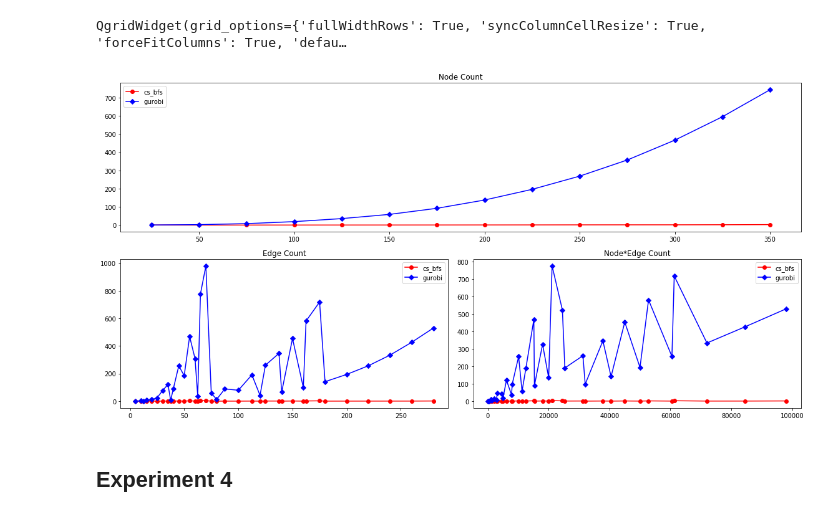
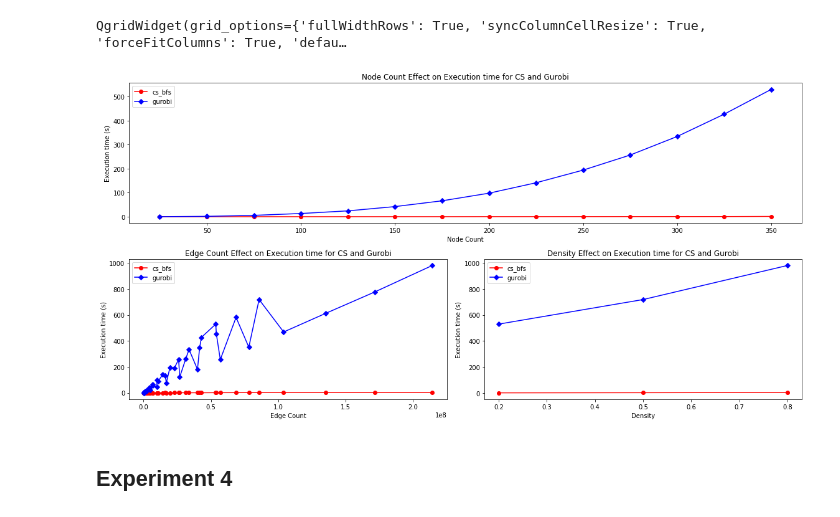
Before and after one commit to rizaozcelik/capacity-scaling, a Jupyter notebook: TermProject.ipynb, the cells around one changed output. Cells and saved outputs as stored; diff of their text form; code cells hidden in the pictures.

```diff
--- a/TermProject.ipynb
+++ b/TermProject.ipynb
@@ -147,10 +179,14 @@ This experiment is to compare of the effect of path finding algorithm in capacti
 experiment_results2 = pd.read_csv(experiment_results_path + 'experiment2_bfs_vs_dfs.csv', sep='|')
 experiment_results2 = experiment_results2.replace({'ERROR':np.nan, 'None':np.nan})
 experiment_results2['execution_time'] = experiment_results2['execution_time'].astype(float)
-experiment_results2['edge_count'] = experiment_results2.node_count / experiment_results2.density
-experiment_results2['node*edge_count'] = experiment_results2.node_count * experiment_results2.edge_count
+experiment_results2['density'] = 1 - experiment_results2['sparsity']
+experiment_results2['edge_count'] = experiment_results2['node_count']**2 / experiment_results2['sparsity']
 algo_names = experiment_results2.name.unique()
 show_grid(experiment_results2)
 # %% [output]
 QgridWidget(grid_options={'fullWidthRows': True, 'syncColumnCellResize': True, 'forceFitColumns': True, 'defau…
+# %%
+fixed_stats_results = experiment_results2[(experiment_results2['mean']==50) &
+                                          (experiment_results2['std']==30) &
+                                          (experiment_results2['skewness']==0)]
 # %%
@@ -197,7 +236,7 @@ plt.show()
 # %%
-left_skew_results = experiment_results2[experiment_results2['skewness'] == 10]
-zero_skew_results = experiment_results2[experiment_results2['skewness'] == 0 ]
-right_skew_results = experiment_results2[experiment_results2['skewness'] == -10]
+left_skew_results = experiment_results2[experiment_results2['skewness'] == 10].sort_values('execution_time')
+zero_skew_results = experiment_results2[experiment_results2['skewness'] == 0 ].sort_values('execution_time')
+right_skew_results = experiment_results2[experiment_results2['skewness'] == -10].sort_values('execution_time')
 
 
 colors = ['r','b']
@@ -219,8 +258,8 @@ plt.legend();
 experiment_results3 = pd.read_csv(experiment_results_path + 'experiment3_cs_vs_gurobi.csv', sep='|')
 experiment_results3 = experiment_results3.replace({'ERROR':np.nan, 'None':np.nan})
 experiment_results3['execution_time'] = experiment_results3['execution_time'].astype(float)
-experiment_results3['edge_count'] = experiment_results3.node_count * experiment_results3.density
-experiment_results3['node*edge_count'] = experiment_results3.node_count * experiment_results3.edge_count
+experiment_results3['density'] = 1 - experiment_results3['sparsity']
+experiment_results3['edge_count'] = experiment_results3['node_count']**3 / experiment_results3['sparsity']
 algo_names = experiment_results3.name.unique()
 show_grid(experiment_results3)
 # %% [output]
@@ -228,37 +267,54 @@ QgridWidget(grid_options={'fullWidthRows': True, 'syncColumnCellResize': True, '
 # %%
 results_by_node_count = experiment_results3.groupby(['name', 'node_count'])['execution_time'].mean()
 results_by_edge_count = experiment_results3.groupby(['name', 'edge_count'])['execution_time'].mean()
-results_by_node_edge_count = experiment_results3.groupby(['name', 'node*edge_count'])['execution_time'].mean()
+#results_by_node_edge_count = experiment_results3.groupby(['name', 'node*edge_count'])['execution_time'].mean()
 
 
 markers = ['o','D']
 colors = ['r','b']
 
 gs = gridspec.GridSpec(2, 2)
 
-plt.figure(figsize=(16,8))
+fig = plt.figure(figsize=(16,8))
 ax = plt.subplot(gs[0, :])
-ax.set_title('Node Count')
+plt.xlabel('Node Count')
+plt.ylabel('Execution time (s)')
+plt.title('Node Count Effect on Execution time for CS and Gurobi')
+
+fixed_sparsity = experiment_results3[experiment_results3['sparsity']==0.8]
+show_grid(fixed_sparsity)
 for name, marker,color in zip(algo_names,markers,colors):
-    plt.plot(results_by_node_count[name], label=name, marker=marker, color=color)
+   plt.plot(fixed_sparsity['node_count'].unique(),
+        fixed_sparsity[fixed_sparsity['name']==name]['execution_time'], label=name, marker=marker, color=color)
 plt.legend()
 
 ax = plt.subplot(gs[1, 0])
-ax.set_title('Edge Count')
+plt.xlabel('Edge Count')
+plt.ylabel('Execution time (s)')
+plt.title('Edge Count Effect on Execution time for CS and Gurobi')
+
+fixed_node_count = experiment_results3[experiment_results3['node_count']==350]
 for name, marker,color in zip(algo_names,markers,colors):
     plt.plot(results_by_edge_count[name], label=name, marker=marker, color=color)
 plt.legend()
 
+
 ax = plt.subplot(gs[1, 1])
-ax.set_title('Node*Edge Count')
+plt.xlabel('Density')
+plt.ylabel('Execution time (s)')
+plt.title('Density Effect on Execution time for CS and Gurobi')
+
+fixed_node_count = experiment_results3[experiment_results3['node_count']==350]
 for name, marker,color in zip(algo_names,markers,colors):
-    plt.plot(results_by_node_edge_count[name], label=name, marker=marker, color=color)
+    plt.plot(fixed_node_count[fixed_node_count['name']==name]['density'],
+        fixed_node_count[fixed_node_count['name']==name]['execution_time'], label=name, marker=marker, color=color)
 plt.legend()
 
 plt.tight_layout()
 plt.show()
+fig.savefig(figures_path + 'exp3p1')
 # %% [output]
-[figure, old version]
+[figure, new version]
 # %% [markdown]
 ## Experiment 4
 # %%
```
Also changed, not shown: parts of 15 cells of this notebook, 14 other files.
